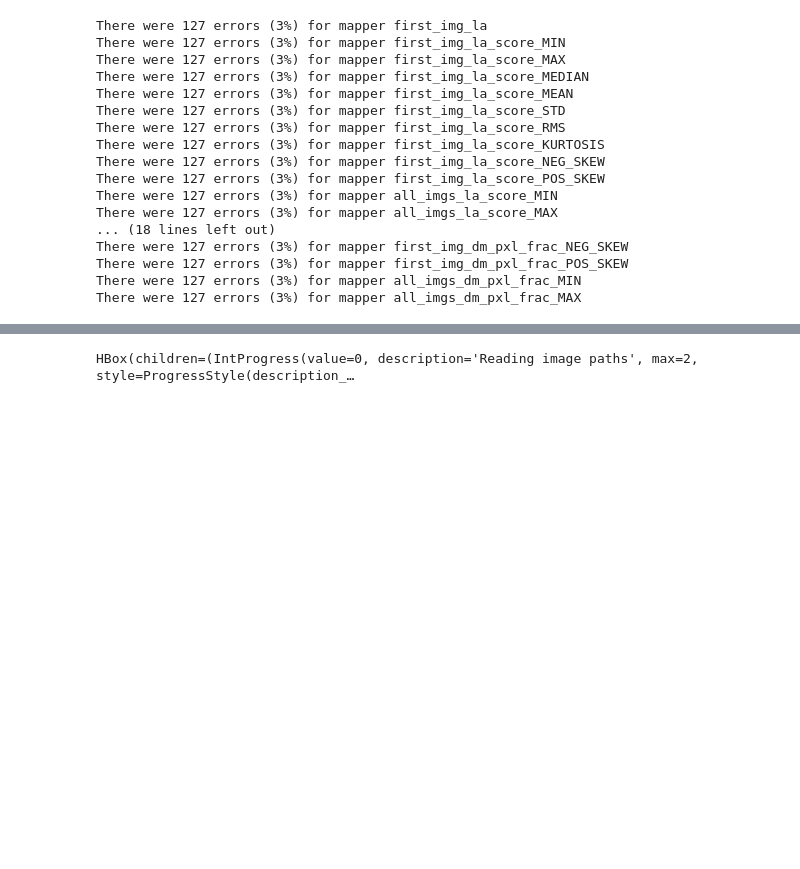
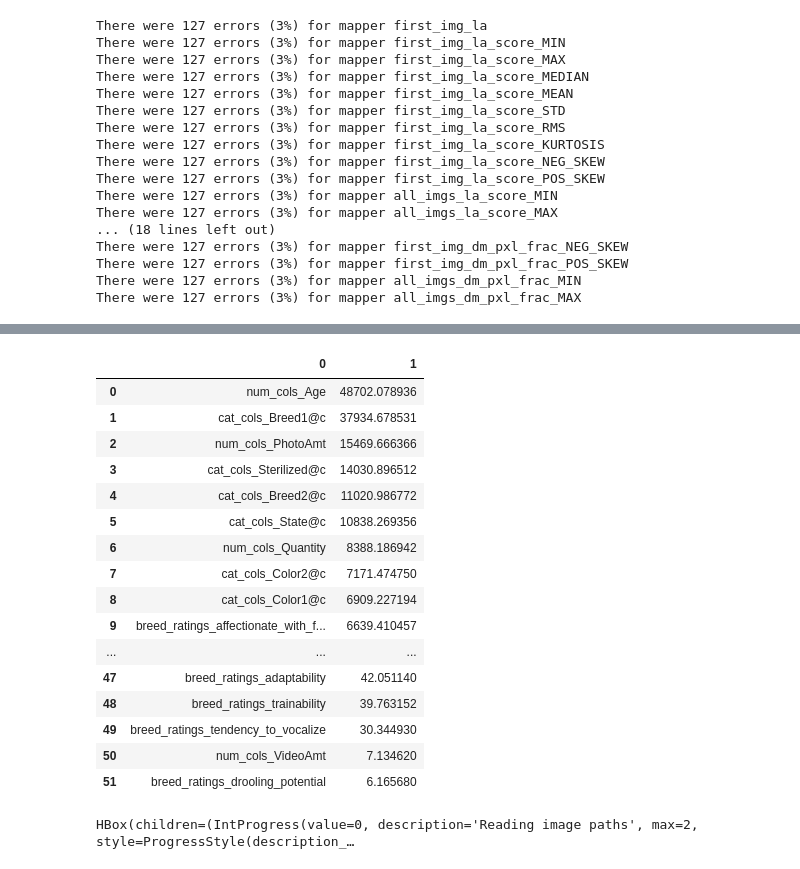
Before and after one commit to jakubwasikowski/kaggle-petfinder-adoption-prediction, a Jupyter notebook: src/YOLO NOTEBOOK.ipynb, the cells around one changed output, grey strips where cells are left out. Drawn from its saved outputs; the diff is of its cells as text; code cells hidden in the pictures; blank space fills up the shorter version.

```diff
--- a/src/YOLO NOTEBOOK.ipynb
+++ b/src/YOLO NOTEBOOK.ipynb
@@ -1580,0 +1816,32 @@ class FreqEncoding(sklearn.base.BaseEstimator, sklearn.base.TransformerMixin):
+# %%
+params = {
+    'application': 'regression',
+    'boosting': 'gbdt',
+    'metric': 'rmse',
+    'num_leaves': 280,
+    'max_depth': 11,
+    'learning_rate': 0.01,
+    'bagging_fraction': 0.5,
+    'feature_fraction': 0.5,
+    'min_split_gain': 0.02,
+    'min_child_samples': 150,
+    'min_child_weight': 0.02,
+    'lambda_l2': 0.0475,
+    'verbosity': -1,
+    'data_random_seed': 17,
+    'early_stop': 1000,
+    'verbose_eval': 500,
+    'num_rounds': 20000,
+}
+
+
+
+results = run_cv_model(
+    'lgbm',
+    train_y,
+#     replace_missing_with_nan(train_f), train_ids,
+#     replace_missing_with_nan(test_f), test_ids,
+    train_f, train_ids,
+    test_f, test_ids,
+    lambda: LgbmPredictor(params, f_names), lambda: DistributionQwkPredictor()
+)
@@ -1581,3 +1897,23 @@ class FreqEncoding(sklearn.base.BaseEstimator, sklearn.base.TransformerMixin):
+# %%
+display_lgbm_importance(results, f_names, 3000)
+# %% [output]
+|  | 0 | 1 |
+| 0 | num_cols_Age | 48702.078936 |
+| 1 | cat_cols_Breed1@c | 37934.678531 |
+| 2 | num_cols_PhotoAmt | 15469.666366 |
+| 3 | cat_cols_Sterilized@c | 14030.896512 |
+| 4 | cat_cols_Breed2@c | 11020.986772 |
+| 5 | cat_cols_State@c | 10838.269356 |
+| 6 | num_cols_Quantity | 8388.186942 |
+| 7 | cat_cols_Color2@c | 7171.474750 |
+| 8 | cat_cols_Color1@c | 6909.227194 |
+| 9 | breed_ratings_affectionate_with_f... | 6639.410457 |
+| ... | ... | ... |
+| 47 | breed_ratings_adaptability | 42.051140 |
+| 48 | breed_ratings_trainability | 39.763152 |
+| 49 | breed_ratings_tendency_to_vocalize | 30.344930 |
+| 50 | num_cols_VideoAmt | 7.134620 |
+| 51 | breed_ratings_drooling_potential | 6.165680 |
 # %%
 train_f, test_f, p, f_names = apply_pipeline(make_pipeline(
     FeatureUnion([
```
Also changed, not shown: parts of 17 cells of this notebook.
